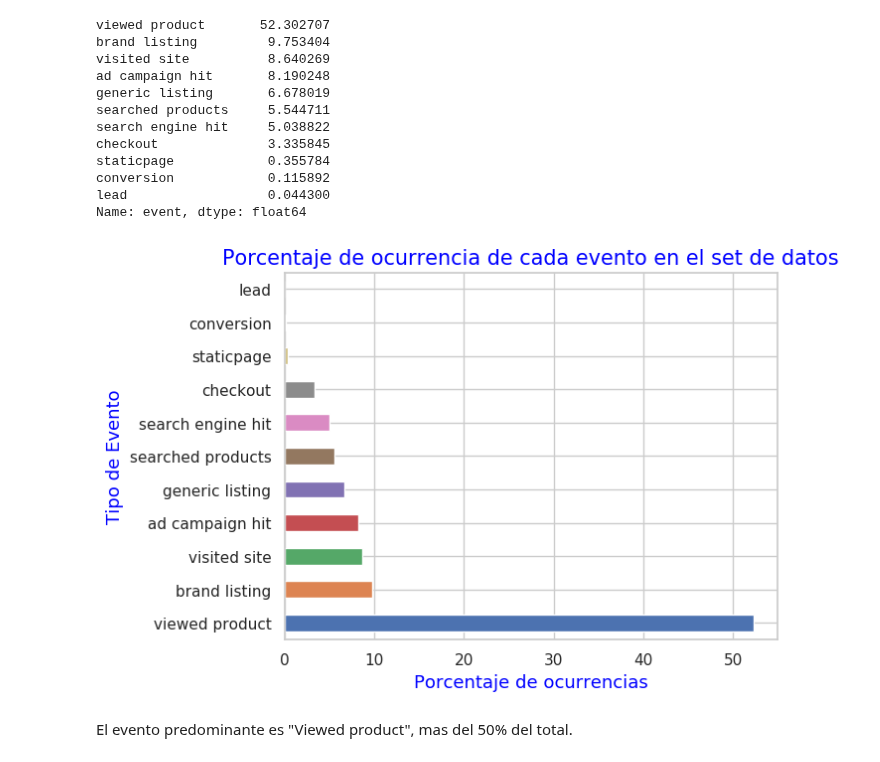
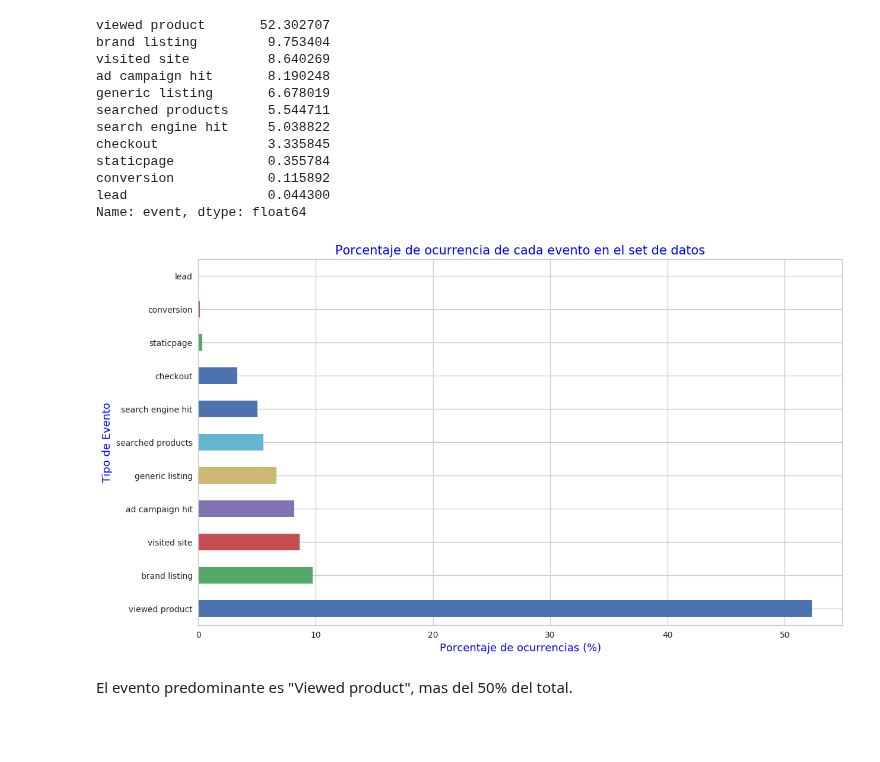
Before and after one commit to Blaz77/DatosReloaded, a Jupyter notebook: TP1/Exploracion_Trocafone.ipynb, the cells around one changed output. Saved outputs shown, nothing was run; the diff lists cells and outputs as text; code cells hidden in the pictures; blank space fills up the shorter version.

```diff
--- a/TP1/Exploracion_Trocafone.ipynb
+++ b/TP1/Exploracion_Trocafone.ipynb
@@ -69,12 +89,12 @@ lead                  0.044300
 Name: event, dtype: float64
 # %%
 #Grafico
-eventos = ((trocafoneData['event'].value_counts()*100)/trocafoneData['event'].value_counts().sum()).plot(kind='barh');
+eventos = ((trocafoneData['event'].value_counts()*100)/trocafoneData['event'].value_counts().sum()).plot(figsize=(14,8), kind='barh');
 eventos.set_title('Porcentaje de ocurrencia de cada evento en el set de datos',fontsize = 15, color = 'blue');
-eventos.set_xlabel('Porcentaje de ocurrencias', color = 'blue', fontsize = 13);
+eventos.set_xlabel('Porcentaje de ocurrencias (%)', color = 'blue', fontsize = 13);
 eventos.set_ylabel('Tipo de Evento', color = 'blue', fontsize = 13);
 # %% [output]
-[figure, old version]
+[figure, new version]
 # %% [markdown]
 El evento predominante es "Viewed product", mas del 50% del total.
 # %% [markdown]
```
Also changed, not shown: parts of 15 cells of this notebook.
